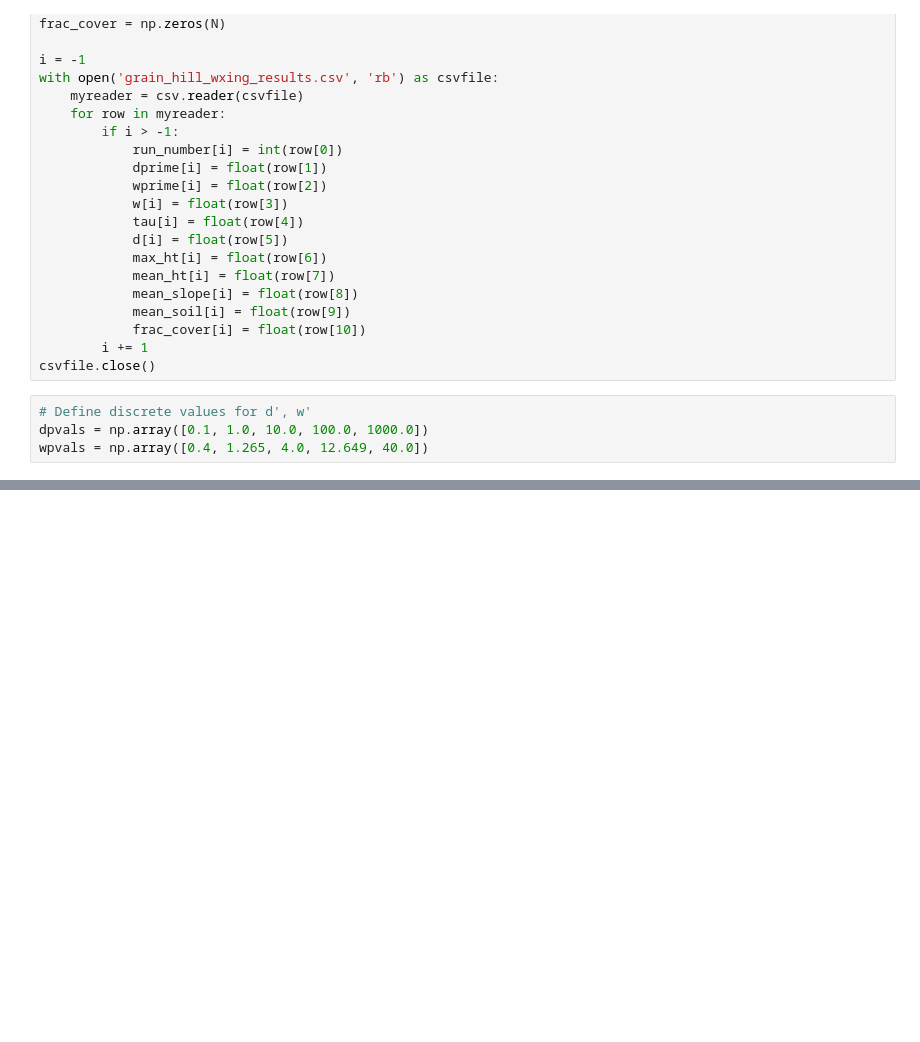
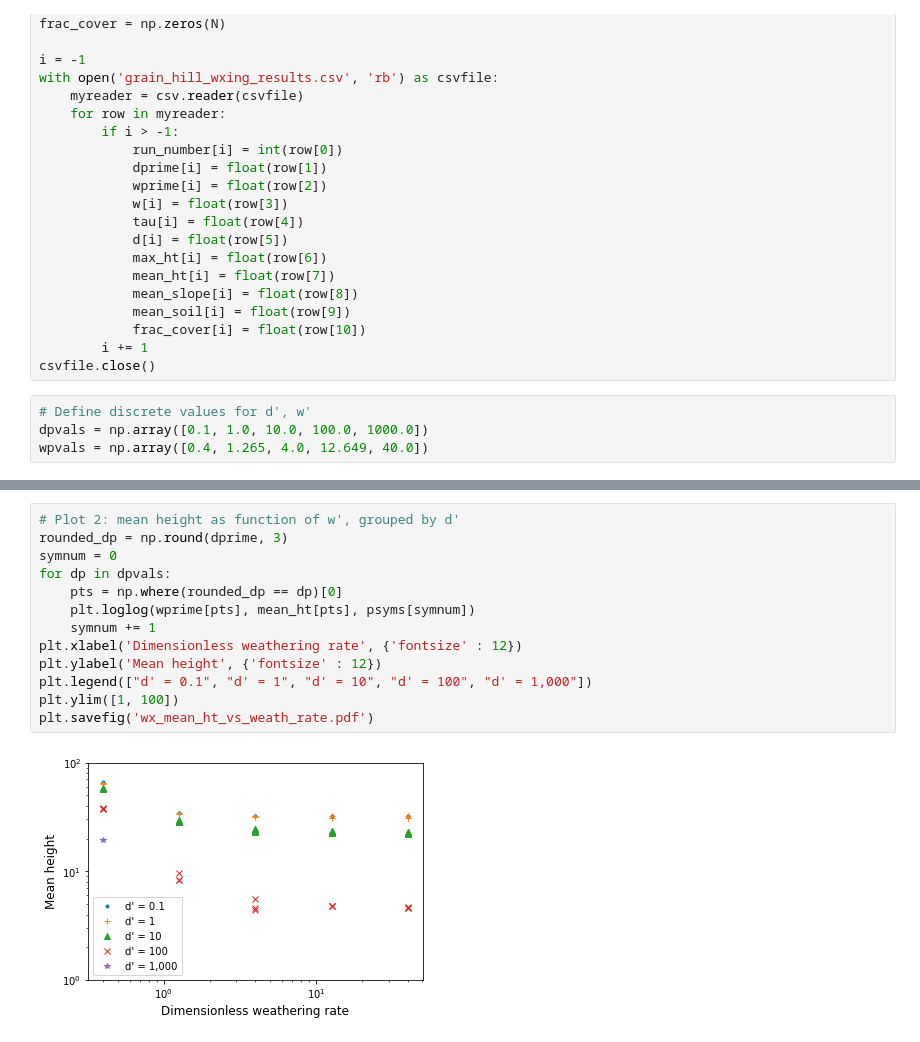
Before and after one commit to gregtucker/grain_hills, a Jupyter notebook: DataAnalysis/analysis_of_weathering_5x5x5_param_study.ipynb, the cells around one changed output, grey strips where cells are left out. Drawn from its saved outputs; the diff is of its cells as text; blank space fills up the shorter version.

```diff
--- a/DataAnalysis/analysis_of_weathering_5x5x5_param_study.ipynb
+++ b/DataAnalysis/analysis_of_weathering_5x5x5_param_study.ipynb
@@ -66,0 +68,15 @@ plt.savefig('wx_mean_ht_vs_dist_rate.pdf')
+# %%
+# Plot 2: mean height as function of w', grouped by d'
+rounded_dp = np.round(dprime, 3)
+symnum = 0
+for dp in dpvals:
+    pts = np.where(rounded_dp == dp)[0]
+    plt.loglog(wprime[pts], mean_ht[pts], psyms[symnum])
+    symnum += 1
+plt.xlabel('Dimensionless weathering rate', {'fontsize' : 12})
+plt.ylabel('Mean height', {'fontsize' : 12})
+plt.legend(["d' = 0.1", "d' = 1", "d' = 10", "d' = 100", "d' = 1,000"])
+plt.ylim([1, 100])
+plt.savefig('wx_mean_ht_vs_weath_rate.pdf')
+# %% [output]
+[figure, added]
```
Also changed, not shown: parts of 9 cells of this notebook, 1 other file.
